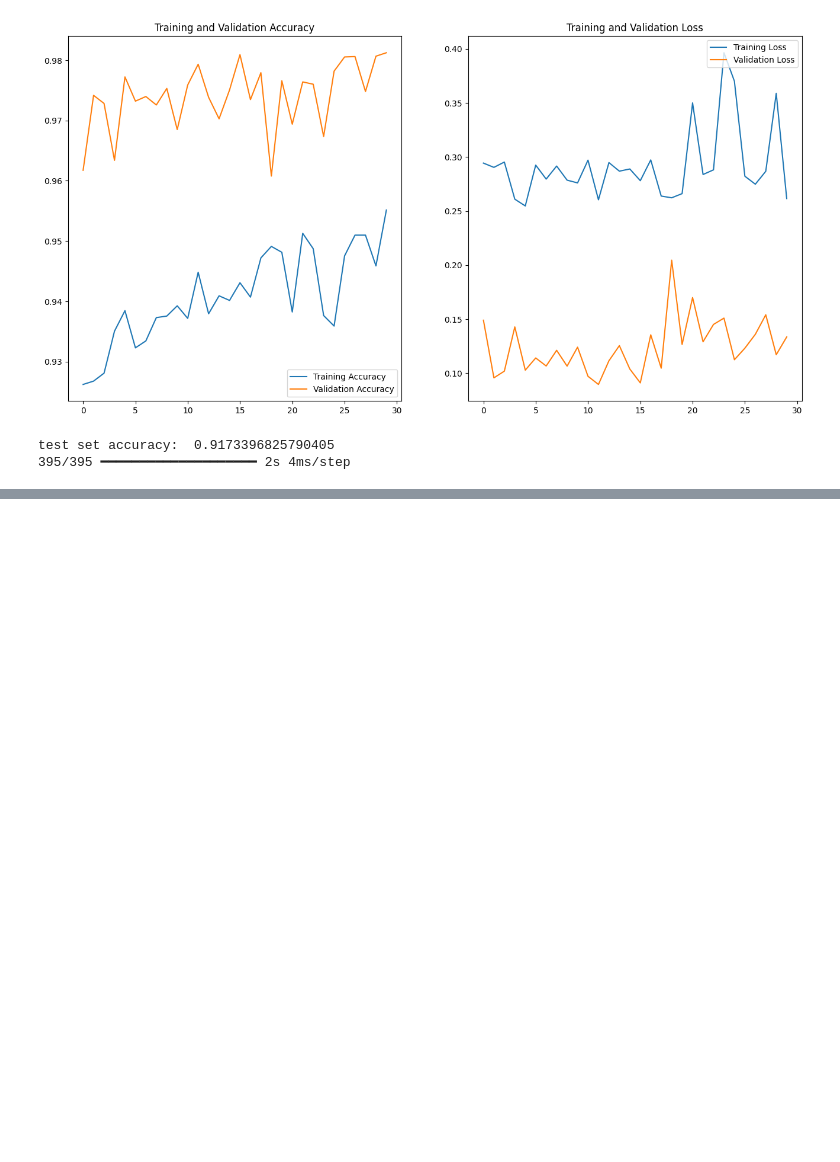
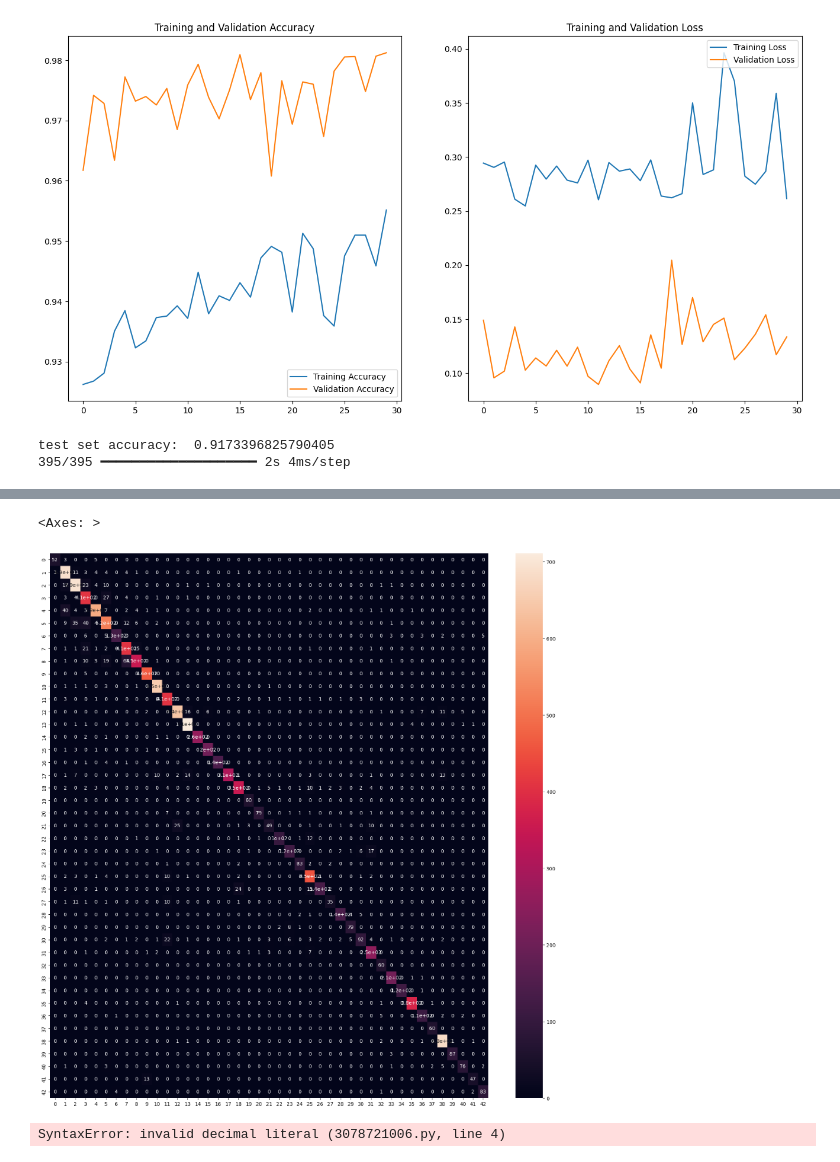
Before and after one commit to develjsh/ai-playground, a Jupyter notebook: 02_traffic_sign_classifier/02_traffic_sign_classifier.ipynb, the cells around one changed output, grey strips where cells are left out. Drawn from its saved outputs; the diff is of its cells as text; code cells hidden in the pictures; blank space fills up the shorter version.

```diff
--- a/02_traffic_sign_classifier/02_traffic_sign_classifier.ipynb
+++ b/02_traffic_sign_classifier/02_traffic_sign_classifier.ipynb
@@ -446,0 +468,20 @@ test set accuracy:  0.9173396825790405
+# %%
+import seaborn as sns
+from sklearn.metrics import confusion_matrix
+cm = confusion_matrix(y_test, test_prediction)
+plt.figure(figsize = (20, 20))
+sns.heatmap(cm, annot = True)
+# %% [output]
+<Axes: >
+[figure, added]
+# %%
+# 개선된 모델
+
+개선 사항
+1. Conv 블록 3~4개로 확장 → 더 많은 필터 수(32 → 64 → 128) 사용
+2. BatchNormalization 추가 → 학습 안정화 & 수렴 속도 향상
+3. Dropout은 유지하되 위치를 잘 조정 (Dense 전에만 크게)
+4. Optimizer를 Adam → AdamW 또는 RMSprop으로 바꿔서 미세 조정
+5. EarlyStopping + ReduceLROnPlateau로 학습 안정화
+# %% [output]
+SyntaxError: invalid decimal literal (3078721006.py, line 4)
```
Also changed, not shown: parts of 4 cells of this notebook.
